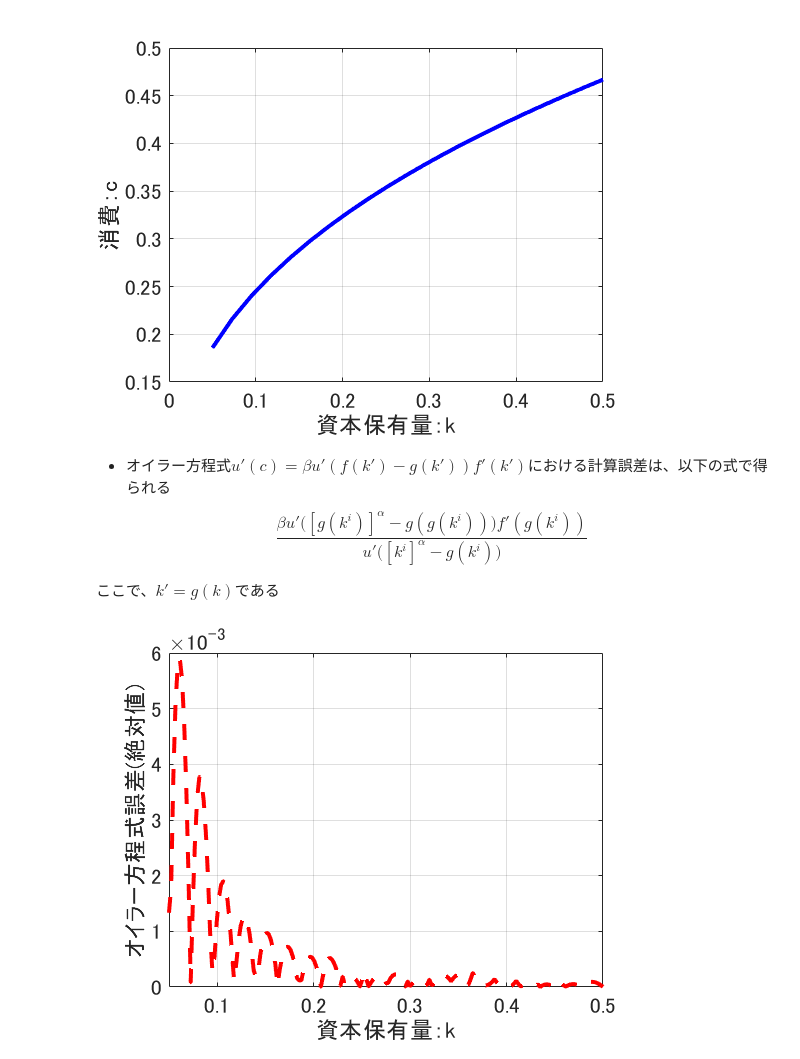
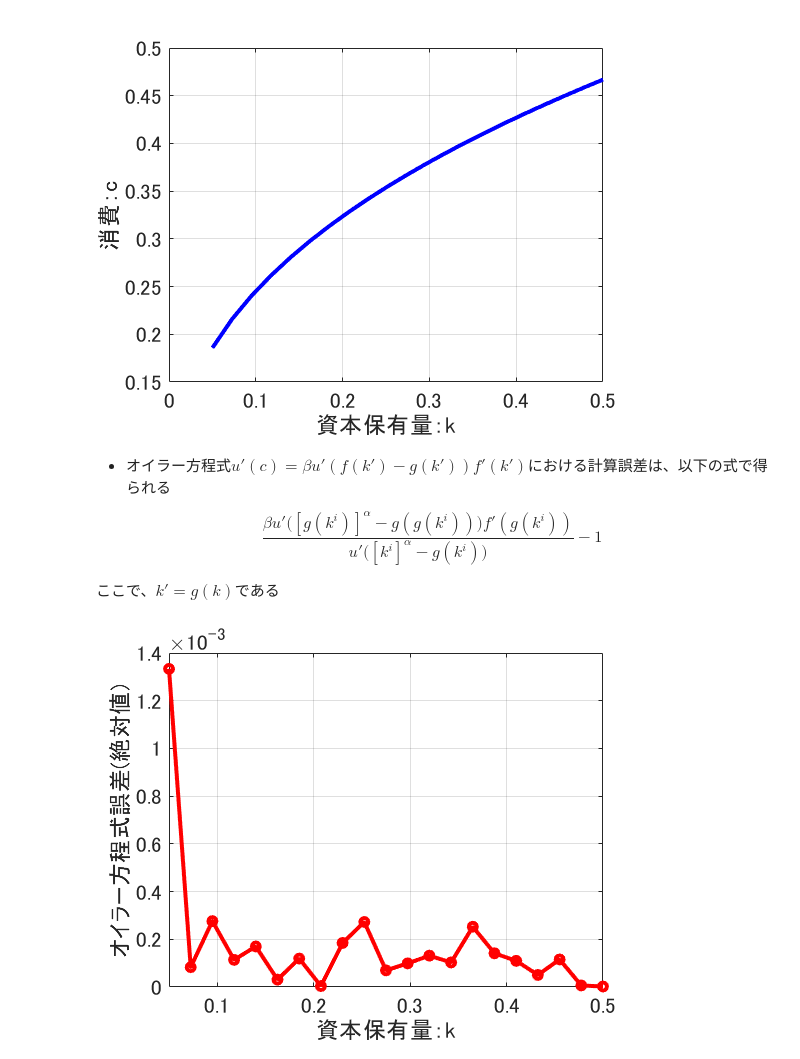
Before and after one commit to tkksnk/macrotopicsA2020, a Jupyter notebook: macrotopicsA_chapter3.ipynb, the cells around one changed output. Saved outputs shown, nothing was run; the diff lists cells and outputs as text; code cells hidden in the pictures.

```diff
--- a/macrotopicsA_chapter3.ipynb
+++ b/macrotopicsA_chapter3.ipynb
@@ -876,14 +876,14 @@ set(gca,'Fontsize', 16);
 - オイラー方程式$u'(c)=\beta u'(f(k')-g(k'))f'(k')$における計算誤差は、以下の式で得られる
 
 $$
-  \frac{\beta u'\big([g(k^{i})]^{\alpha}-g(g(k^{i}))\big)f'(g(k^{i}))}{u'\big([k^{i}]^{\alpha}-g(k^{i})\big)}
+  \frac{\beta u'\big([g(k^{i})]^{\alpha}-g(g(k^{i}))\big)f'(g(k^{i}))}{u'\big([k^{i}]^{\alpha}-g(k^{i})\big)}-1
 $$
 
 ここで、$k'=g(k)$である
 # %%
 %% オイラー方程式から誤差を測定
-kgrid_err = linspace(kmin, kmax, (nk-1)*10+1)';
-%kgrid_err = kgrid; %linspace(kmin, kmax, (nk-1)*10+1)';
+%kgrid_err = linspace(kmin, kmax, (nk-1)*10+1)';
+kgrid_err = kgrid; %linspace(kmin, kmax, (nk-1)*10+1)';
 kp = interp1(kgrid,pfcn0(:,1),kgrid_err); % 線形補間
 %kp   = pfcn0(:,1);
 cons = kgrid_err.^alpha + (1.-delta).*kgrid_err - kp;
@@ -897,18 +897,18 @@ RHS  = beta.*(1.+rent).*mu_CRRA(cnext, gamma);
 err  = RHS./LHS-1.0;
 # %%
 figure;
-plot(kgrid_err, abs(err), 'r--', 'LineWidth', 3);
+plot(kgrid_err, abs(err), 'ro-', 'LineWidth', 3);
 %hold on;
 %plot(kgrid_err, abs(err2), '--', 'Color', 'red', 'LineWidth', 3);
 xlabel('資本保有量：k', 'FontSize', 16);
 ylabel('オイラー方程式誤差(絶対値)', 'FontSize', 16);
 xlim([kmin kmax]);
 %xticks([0.05 0.1 0.2 0.3 0.4 0.5]);
 %xticklabels([0.05 0.1 0.2 0.3 0.4 0.5]);
 %legend('TI', 'VFI', 'Location', 'NorthEast');
 grid on;
 set(gca,'FontSize', 16);
 
 csvwrite('err_ddp.csv',err);
 # %% [output]
-[figure, old version]
+[figure, new version]
```
Also changed, not shown: 2 other files.
